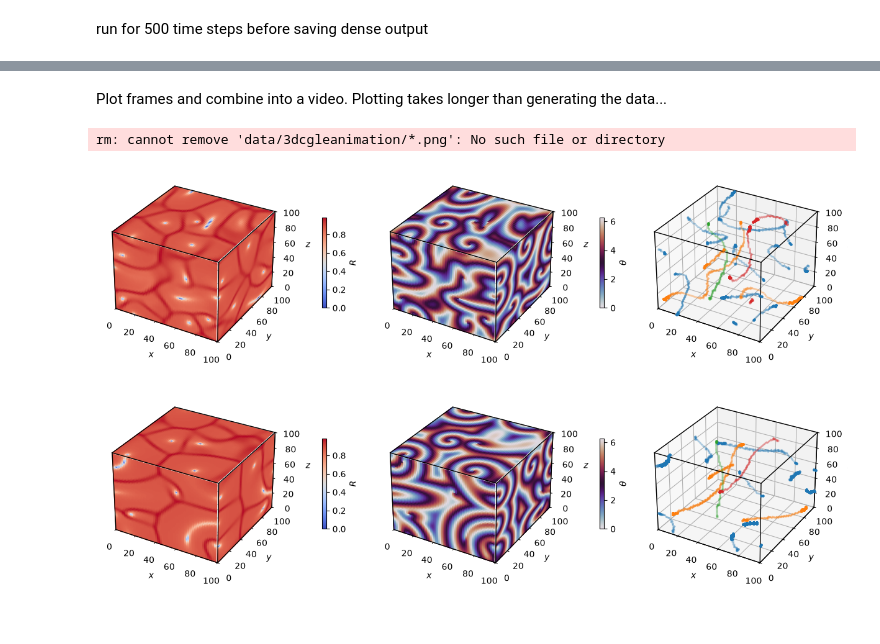
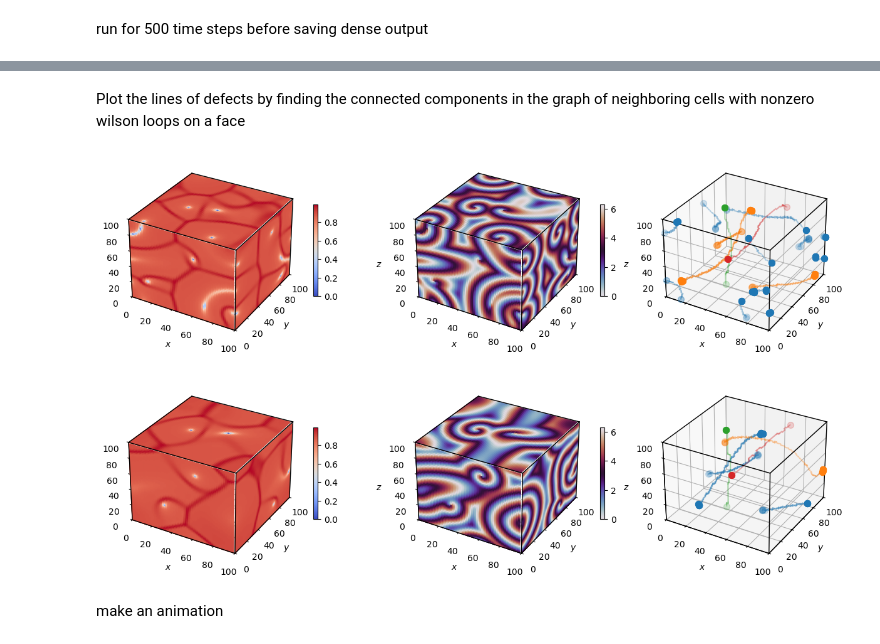
Before and after one commit to znicolaou/rdcu, a Jupyter notebook: cgle.ipynb, the cells around one changed output, grey strips where cells are left out. Saved outputs shown, nothing was run; the diff lists cells and outputs as text; code cells hidden in the pictures.

Commit message:
defect line visualization tweaks

```diff
--- a/cgle.ipynb
+++ b/cgle.ipynb
@@ -767,18 +757,9 @@ runtime: 671.407646
 # %% [markdown]
-Plot frames and combine into a video. Plotting takes longer than generating the data...
+Plot the lines of defects by finding the connected components in the graph of neighboring cells with nonzero wilson loops on a face
 # %%
-if not os.path.exists(filebase+'animation'):
-    os.mkdir(filebase+'animation')
-else:
-    os.system('rm %sanimation/*.png'%(filebase))
-
-
 Ns=np.array(Ns)
 n0=int(T0/dt0)
 nt=int((T-T0)/dt)
-
-
-colors=plt.rcParams['axes.prop_cycle'].by_key()['color']
 
 def wloop(th, axis1=0, axis2=1):
     dth1=np.mod(np.roll(th,1,axis=axis1)-th+np.pi,2*np.pi)-np.pi
@@ -795,9 +776,15 @@ def makeplot(n,show=False,save=True):
     ys=np.array(struct.unpack('%id'%(2*Ns[0]*Ns[1]*Ns[2]),dat)).reshape([2]+Ns.tolist())
     file.close()
 
-    fig = plt.figure(figsize=(12,3), layout='constrained')
+    fig = plt.figure(figsize=(13,3), layout='constrained')
+
     ax = fig.add_subplot(1,3,1, projection='3d')
-
+    tmp_planes = ax.zaxis._PLANES
+    ax.zaxis._PLANES = (
+        tmp_planes[2], tmp_planes[3],  # Swap positions
+        tmp_planes[0], tmp_planes[1],
+        tmp_planes[4], tmp_planes[5]
+    )
     R=(ys[0]**2+ys[1]**2)**0.5
     Rmax=np.max(R)
 
@@ -835,10 +822,15 @@ def makeplot(n,show=False,save=True):
 
     cmap = plt.get_cmap('coolwarm')
     norm = Normalize(vmin=0, vmax=Rmax)
-    fig.colorbar(ScalarMappable(norm=norm, cmap=cmap),ax=ax,location='right', label=r'$R$', shrink=0.5, pad=0.2)
+    fig.colorbar(ScalarMappable(norm=norm, cmap=cmap),ax=ax,location='right', shrink=0.5, pad=0.05)
 
     ax = fig.add_subplot(1,3,2, projection='3d')
-
+    tmp_planes = ax.zaxis._PLANES
+    ax.zaxis._PLANES = (
+        tmp_planes[2], tmp_planes[3],  # Swap positions
+        tmp_planes[0], tmp_planes[1],
+        tmp_planes[4], tmp_planes[5]
+    )
     R=np.atan2(ys[1],ys[0])+np.pi
     Rmax=2*np.pi
 
@@ -876,9 +868,15 @@ def makeplot(n,show=False,save=True):
 
     cmap = plt.get_cmap('twilight')
     norm = Normalize(vmin=0, vmax=Rmax)
-    fig.colorbar(ScalarMappable(norm=norm, cmap=cmap),ax=ax,location='right',label=r'$\theta$', shrink=0.5, pad=0.2)
+    fig.colorbar(ScalarMappable(norm=norm, cmap=cmap),ax=ax,location='right', shrink=0.5, pad=0.05)
 
     ax = fig.add_subplot(1,3,3, projection='3d')
+    tmp_planes = ax.zaxis._PLANES
+    ax.zaxis._PLANES = (
+        tmp_planes[2], tmp_planes[3],  # Swap positions
+        tmp_planes[0], tmp_planes[1],
+        tmp_planes[4], tmp_planes[5]
+    )
 
     th=np.atan2(ys[1],ys[0])+np.pi
     lines01=np.array(coo_array(wloop(th, axis1=0, axis2=1)).coords)
@@ -903,46 +901,48 @@ def makeplot(n,show=False,save=True):
         starts=np.array(list(component))[starts]
         for j in range(len(starts)):
             l=np.linalg.norm(arr[:,starts[j]]-arr[:,ends[j]],ord=np.inf)
+            line=np.array([arr[:,starts[j]]*Ls/(Ns-1),arr[:,ends[j]]*Ls/(Ns-1)])
             if l<3:
-                line=np.array([arr[:,starts[j]]*Ls/(Ns-1),arr[:,ends[j]]*Ls/(Ns-1)])
-                plt.plot(*line.T,lw=2, alpha=0.1, marker=None,color=colors[i%len(colors)])
+                plt.plot(*line.T,lw=1.5, alpha=0.1, marker=None,color=colors[i%len(colors)])
+            else:
                 if line[0][0]==0 or line[0][1]==Ls[1] or line[0][2]==0:
-                    ax.scatter(*line[0],s=5,color=colors[i%len(colors)],alpha=0.5)
+                    ax.scatter(*line[0],s=50,color=colors[i%len(colors)],alpha=0.1)
                 if line[0][0]==Ls[0] or line[0][1]==0 or line[0][2]==Ls[2]:
-                    ax.scatter(*line[0],s=5,color=colors[i%len(colors)],alpha=1.0)
+                    ax.scatter(*line[0],s=50,color=colors[i%len(colors)],alpha=1.0)
                 if line[1][0]==0 or line[1][1]==Ls[1] or line[1][2]==0:
-                    ax.scatter(*line[0],s=5,color=colors[i%len(colors)],alpha=0.5)
+                    ax.scatter(*line[1],s=50,color=colors[i%len(colors)],alpha=0.1)
                 if line[1][0]==Ls[0] or line[1][1]==0 or line[1][2]==Ls[2]:
-                    ax.scatter(*line[0],s=5,color=colors[i%len(colors)],alpha=1.0)
+                    ax.scatter(*line[1],s=50,color=colors[i%len(colors)],alpha=1.0)
 
     ax.plot([Ls[0],Ls[0]],[0,0],[0,Ls[2]], lw=1, c='black', alpha=1, zorder=10)
     ax.plot([0,Ls[0]],[0,0],[Ls[2],Ls[2]], lw=1, c='black', alpha=1, zorder=10)
     ax.plot([Ls[0],Ls[0]],[0,Ls[1]],[Ls[2],Ls[2]], lw=1, c='black', alpha=1, zorder=10)
     ax.plot([0,Ls[0]],[0,0],[0,0], lw=1, c='black', alpha=1, zorder=10)
     ax.plot([Ls[0],Ls[0]],[0,Ls[1]],[0,0], lw=1, c='black', alpha=1, zorder=10)
     ax.plot([0,0],[0,0],[0,Ls[2]], lw=1, c='black', alpha=1, zorder=10)
     ax.plot([Ls[0],Ls[0]],[Ls[1],Ls[1]],[0,Ls[2]], lw=1, c='black', alpha=1, zorder=10)
     ax.plot([0,Ls[0]],[Ls[1],Ls[1]],[Ls[2],Ls[2]], lw=1, c='black', alpha=1, zorder=10)
     ax.plot([0,0],[0,Ls[1]],[Ls[2],Ls[2]], lw=1, c='black', alpha=1, zorder=10)
 
     ax.set_xlim(0,Ls[0])
     ax.set_ylim(0,Ls[1])
     ax.set_zlim(0,Ls[1])
 
     ax.set_xlabel('$x$')
     ax.set_ylabel('$y$')
     ax.set_zlabel('$z$')
 
     if save:
-        plt.savefig(filebase+'animation/%04d.png'%(n))
+        plt.savefig(filebase+'animation/%04d.png'%(n),bbox_inches="tight", pad_inches=0.1)
     if show:
         plt.show()
     plt.close(fig)
 
 makeplot(0,show=True,save=False)
 makeplot(nt,show=True,save=False)
 # %% [output]
-rm: cannot remove 'data/3dcgleanimation/*.png': No such file or directory
-[figure, old version]
+[figure, new version]
-[figure, old version]
+[figure, new version]
+# %% [markdown]
+make an animation
 # %%
```
Also changed, not shown: parts of 5 cells of this notebook, 1 other file.
